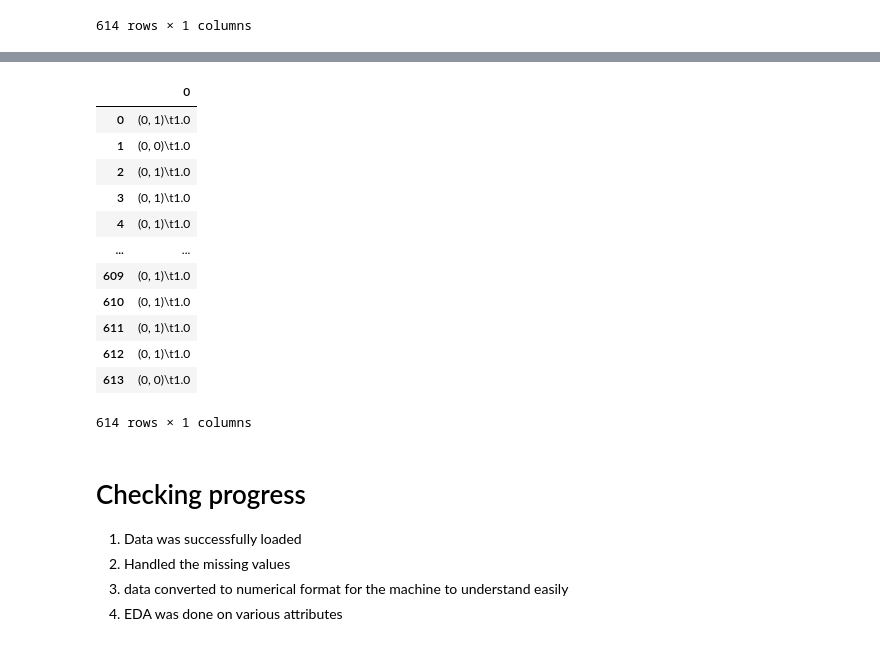
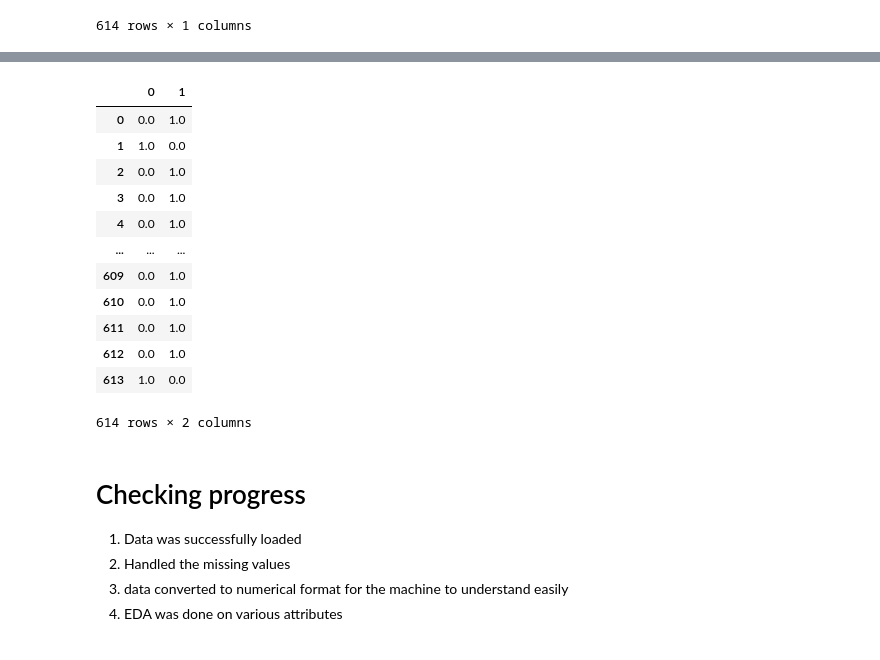
Before and after one commit to Neeraj-XTR/LoanEligibilityPredicter, a Jupyter notebook: Loan Eligibility predicter .ipynb, the cells around one changed output, grey strips where cells are left out. Cells and saved outputs as stored; diff of their text form; code cells hidden in the pictures.

```diff
--- a/Loan Eligibility predicter .ipynb
+++ b/Loan Eligibility predicter .ipynb
@@ -383,30 +227,31 @@ y_df
 # %%
-# target_not_number = ["Loan_Status"]
+target_not_number = ["Loan_Status"]
 # transformer2 = CT([("one_hot",one_hot,target_not_number)],
 #                  remainder="passthrough")
 # ytransformed_target = transformer2.fit_transform(y_df)
 #
 
 #### This is our final transformed target from our training set
 # ytransformed_target_train_set_df
-
-ytransformed_target = one_hot.fit_transform(y_df[["Loan_Status"]])
+transformer = CT([("one_hot",one_hot,target_not_number)],
+                remainder="passthrough")
+ytransformed_target = transformer.fit_transform(y_df)
 ytransformed_target_train_set_df = pd.DataFrame(ytransformed_target)
 ytransformed_target_train_set_df
 # %% [output]
-|  | 0 |
-| 0 | (0, 1)\t1.0 |
-| 1 | (0, 0)\t1.0 |
-| 2 | (0, 1)\t1.0 |
-| 3 | (0, 1)\t1.0 |
-| 4 | (0, 1)\t1.0 |
-| ... | ... |
-| 609 | (0, 1)\t1.0 |
-| 610 | (0, 1)\t1.0 |
-| 611 | (0, 1)\t1.0 |
-| 612 | (0, 1)\t1.0 |
-| 613 | (0, 0)\t1.0 |
+|  | 0 | 1 |
+| 0 | 0.0 | 1.0 |
+| 1 | 1.0 | 0.0 |
+| 2 | 0.0 | 1.0 |
+| 3 | 0.0 | 1.0 |
+| 4 | 0.0 | 1.0 |
+| ... | ... | ... |
+| 609 | 0.0 | 1.0 |
+| 610 | 0.0 | 1.0 |
+| 611 | 0.0 | 1.0 |
+| 612 | 0.0 | 1.0 |
+| 613 | 1.0 | 0.0 |
-614 rows × 1 columns
+614 rows × 2 columns
 # %%
 # plt.scatter(missing_val_filled_train_set_df.ApplicantIncome[missing_val_filled_train_set_df.Loan_Status=="Y"],
 #             missing_val_filled_train_set_df.Dependents[missing_val_filled_train_set_df.Loan_Status=="Y"],
```
Also changed, not shown: parts of 25 cells of this notebook.
